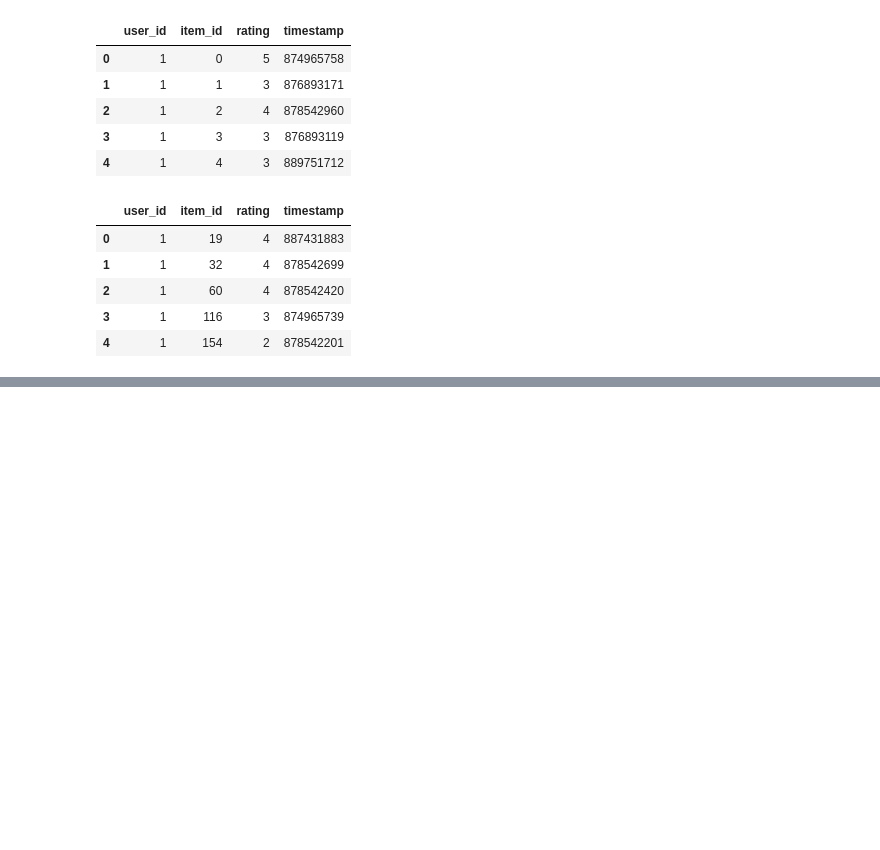
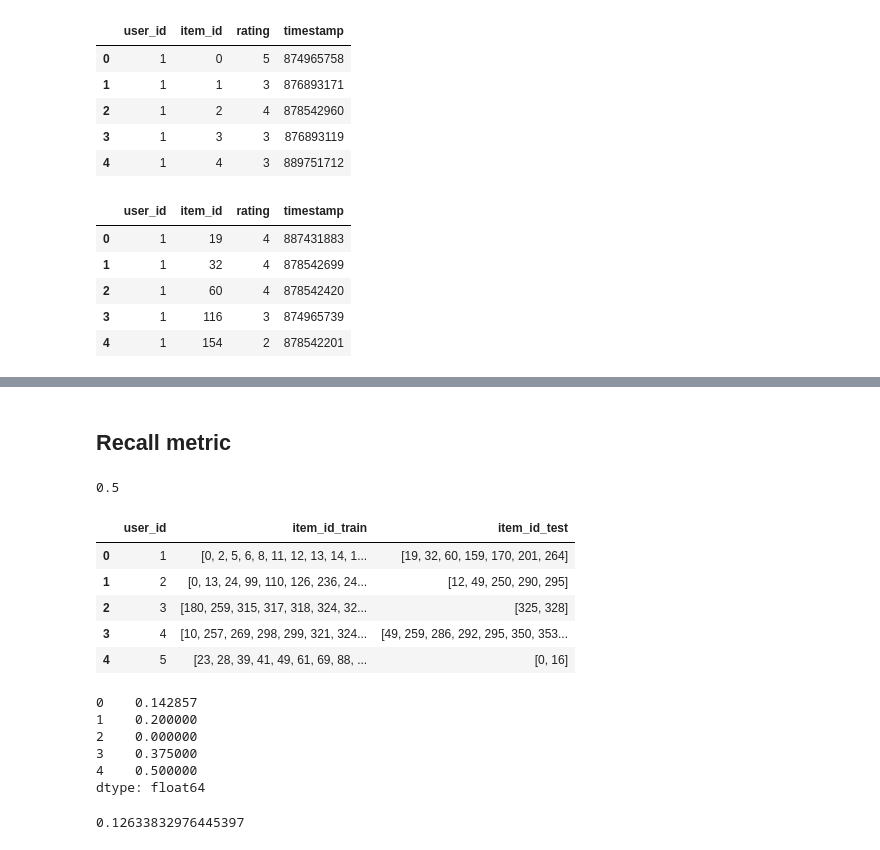
Before and after one commit to macomino/sistemasrecomendacion, a Jupyter notebook: sistema_recomendacion.ipynb, the cells around one changed output, grey strips where cells are left out. Saved outputs shown, nothing was run; the diff lists cells and outputs as text; code cells hidden in the pictures; blank space fills up the shorter version.

Commit message:
Metricas

```diff
--- a/sistema_recomendacion.ipynb
+++ b/sistema_recomendacion.ipynb
@@ -247,0 +420,2 @@ test.head()
+# %% [markdown]
+## Recall metric
@@ -247,0 +434,36 @@ test.head()
+# %%
+seen = ['Designated Mourner, The (1997)', 'Money Talks (1997)', 'Madame Butterfly (1995)']
+recommended = ['Batman (1989)', 'Madame Butterfly (1995)']
+recall_at_n(2, seen, recommended)
+# %% [output]
+0.5
+# %%
+trainUserGrouped = (train[train.rating>=4]).groupby('user_id')['item_id'].apply(list).reset_index()
+# %%
+testUserGrouped = (test[test.rating>=4]).groupby('user_id')['item_id'].apply(list).reset_index()
+# %%
+joined = pd.merge(trainUserGrouped, testUserGrouped, how='inner', on='user_id', suffixes=('_train', '_test'))
+# %%
+joined.head()
+# %% [output]
+|  | user_id | item_id_train | item_id_test |
+| 0 | 1 | [0, 2, 5, 6, 8, 11, 12, 13, 14, 1... | [19, 32, 60, 159, 170, 201, 264] |
+| 1 | 2 | [0, 13, 24, 99, 110, 126, 236, 24... | [12, 49, 250, 290, 295] |
+| 2 | 3 | [180, 259, 315, 317, 318, 324, 32... | [325, 328] |
+| 3 | 4 | [10, 257, 269, 298, 299, 321, 324... | [49, 259, 286, 292, 295, 350, 353... |
+| 4 | 5 | [23, 28, 39, 41, 49, 61, 69, 88, ... | [0, 16] |
+# %%
+joined.apply(lambda x: recall_at_n(15, x[2], mostRatedMovies[:, 0], x[1] ), axis=1).head()
+# %% [output]
+0    0.142857
+1    0.200000
+2    0.000000
+3    0.375000
+4    0.500000
+dtype: float64
+# %%
+topN = 1
+recall_per_user = joined.apply(lambda x: recall_at_n(topN, x[2], mostRatedMovies[:, 0], x[1] ), axis=1)
+recall_per_user.mean()
+# %% [output]
+0.12633832976445397
```
Also changed, not shown: parts of 16 cells of this notebook.
